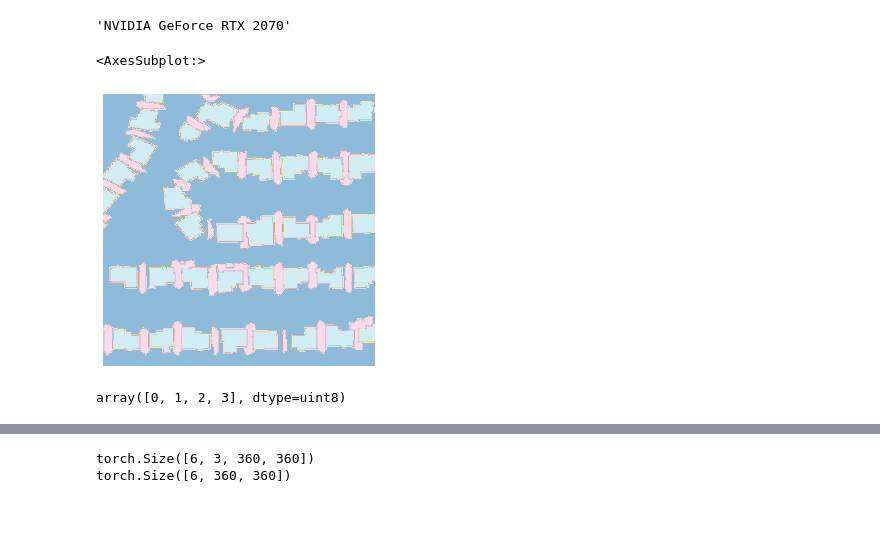
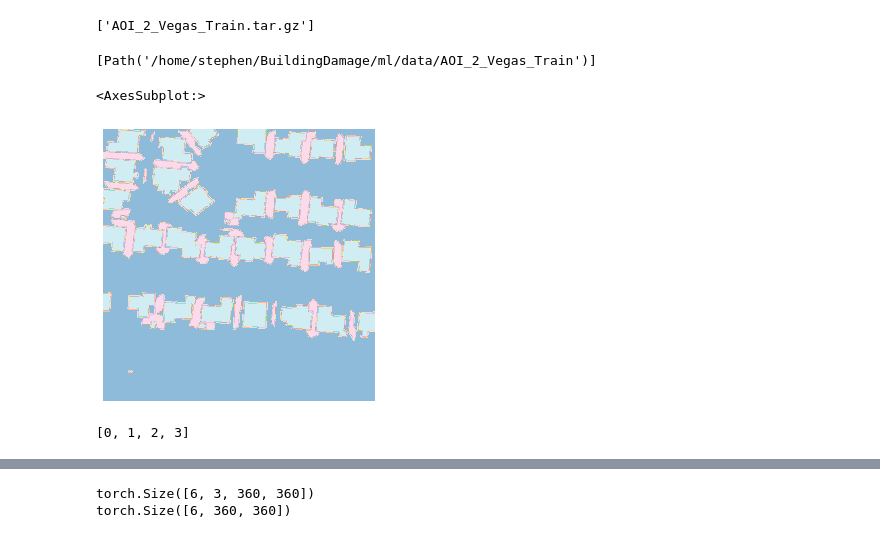
Before and after one commit to SrzStephen/DisaVu, a Jupyter notebook: ml/python_package/part_1_tmp/playbook.ipynb, the cells around one changed output, grey strips where cells are left out. Saved outputs shown, nothing was run; the diff lists cells and outputs as text; code cells hidden in the pictures.

Commit message:
fixes zipfile dir, adds notebook support for loading from s3 for part1

```diff
--- a/ml/python_package/part_1_tmp/playbook.ipynb
+++ b/ml/python_package/part_1_tmp/playbook.ipynb
@@ -41,17 +41,47 @@ torch.cuda.is_available()
 torch.cuda.current_device()
 torch.cuda.device(0)
 torch.cuda.get_device_name(0)
+s3 = boto3.client('s3')
+bucket_name= 'stephenbucketsagemaker'
-# %% [output]
-'NVIDIA GeForce RTX 2070'
-# %%
-msk = PILMask.create('/home/stephen/AwsMLHack/data/processed/mask/AOI_2_Vegas_img225.png')
-msk.show()
-# %% [output]
-<AxesSubplot:>
-[figure, removed]
-# %%
-
-tensor(msk)
-np.unique(msk)
-# %% [output]
-array([0, 1, 2, 3], dtype=uint8)
+# %%
+
+s3_tar_gzs = [x['Key'] for x in s3.list_objects(Bucket=bucket_name)['Contents'] if x['Key'].startswith('AOI') and x['Key'].endswith('.tar.gz')]
+print(s3_tar_gzs)
+# %% [output]
+['AOI_2_Vegas_Train.tar.gz']
+# %%
+data_dir = Path().resolve().parent.parent / "data"
+if not data_dir.exists():
+    data_dir.mkdir(parents=True)
+
+for item in s3_tar_gzs:
+    # __file__ doesnt exist in notebooks. I did not know that!
+    dir_name = data_dir / item
+    extract_dir = dir_name.__str__().split(".")[0]
+    if not Path(extract_dir).exists():
+        Path(extract_dir).mkdir(parents=True)
+    if not dir_name.exists():
+        with open(dir_name,'wb') as fp:
+            s3.download_fileobj(bucket_name,item,fp)
+    shutil.unpack_archive(filename=dir_name,
+                          extract_dir=dir_name.__str__().split(".")[0],
+                          format='gztar'
+                          )
+
+unpacked_zips = [Path(data_dir / x.split('.')[0]) for x in s3_tar_gzs]
+print(unpacked_zips)
+# %% [output]
+[Path('/home/stephen/BuildingDamage/ml/data/AOI_2_Vegas_Train')]
+# %%
+mask_files = (data_dir / s3_tar_gzs[0].split(".")[0] / "mask").glob("*.png")
+
+mask = PILMask.create(next(mask_files))
+mask.show()
+# %% [output]
+<AxesSubplot:>
+[figure, added]
+# %%
+# labels in mask
+list(np.unique(tensor(mask)))
+# %% [output]
+[0, 1, 2, 3]
```
Also changed, not shown: parts of 9 cells of this notebook, 1 other file.
